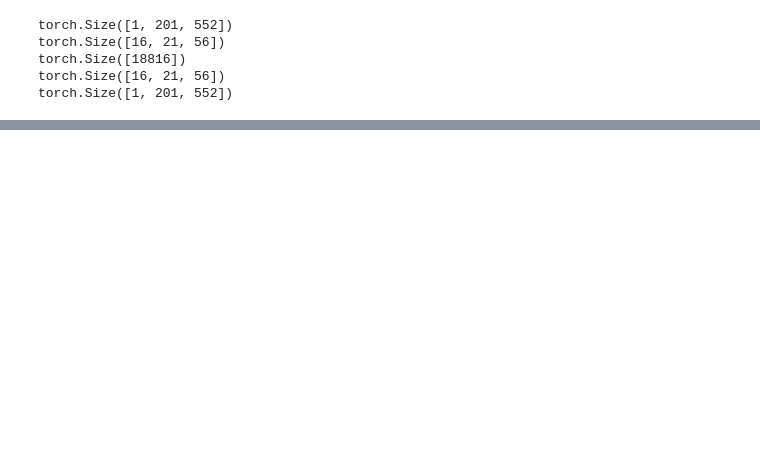
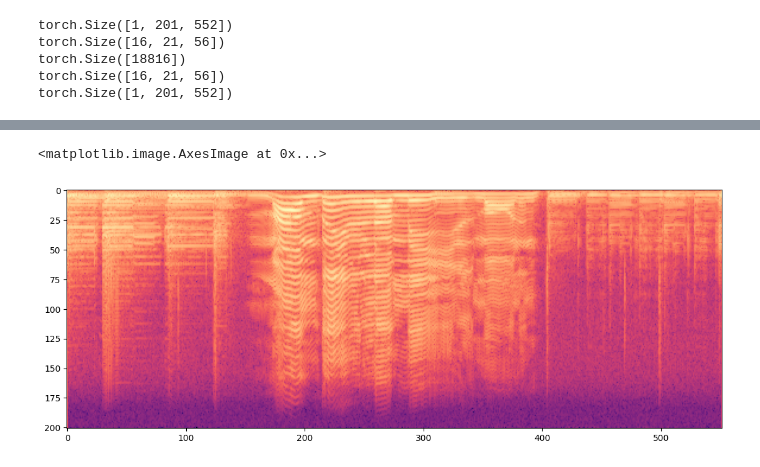
Before and after one commit to gaston-lm/TDVI_tp4_music_encoder, a Jupyter notebook: src/music_encoder.ipynb, the cells around one changed output, grey strips where cells are left out. Cells and saved outputs as stored; diff of their text form; code cells hidden in the pictures; blank space fills up the shorter version.

```diff
--- a/src/music_encoder.ipynb
+++ b/src/music_encoder.ipynb
@@ -422,3 +451,6 @@ IPython.display.Audio(wav, rate=22050)
 # %%
-# plt.figure(figsize=(20, 5))
-# plt.imshow(spec.log2()[0,:,:].numpy(),cmap='magma')
+plt.figure(figsize=(20, 5))
+plt.imshow(spec.log2()[0,:,:].numpy(),cmap='magma')
+# %% [output]
+<matplotlib.image.AxesImage at 0x...>
+[figure, added]
```
Also changed, not shown: parts of 13 cells of this notebook.
